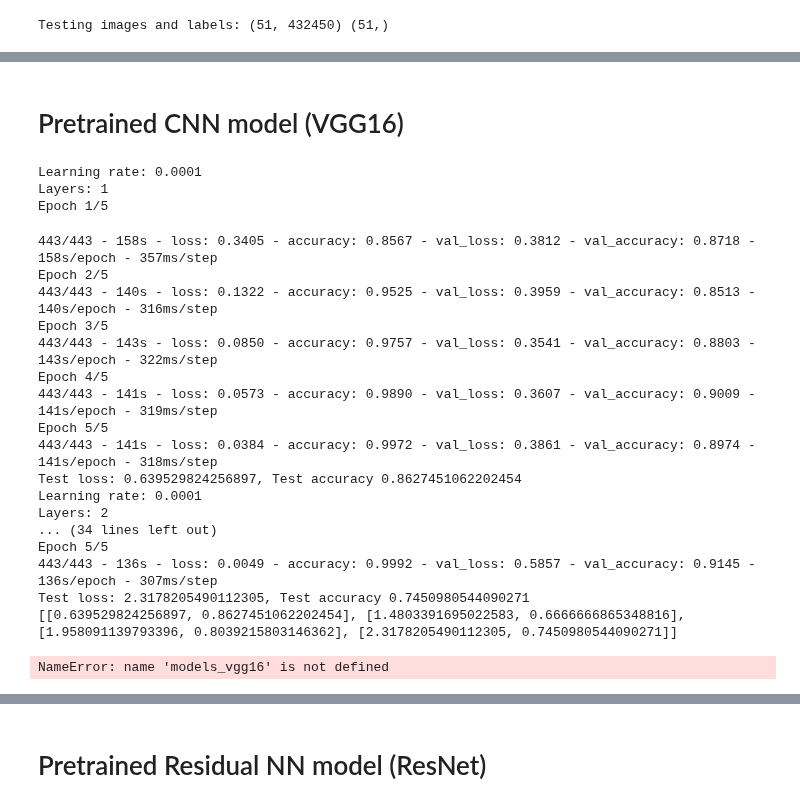
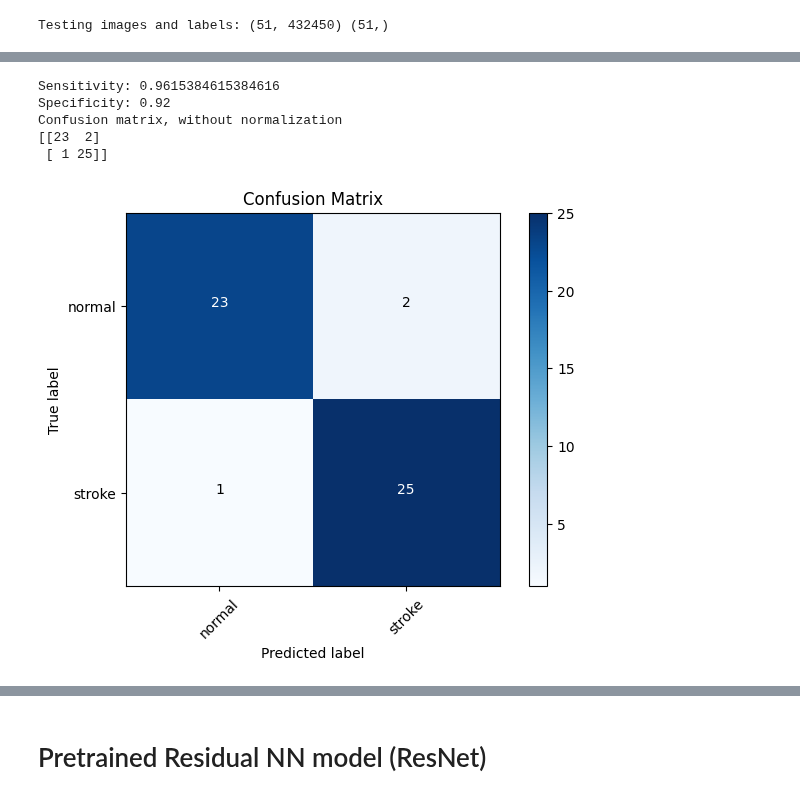
Before and after one commit to andrei-borg/stroke-video-analysis, a Jupyter notebook: recurrence_plot.ipynb, the cells around one changed output, grey strips where cells are left out. Cells and saved outputs as stored; diff of their text form; code cells hidden in the pictures.

```diff
--- a/recurrence_plot.ipynb
+++ b/recurrence_plot.ipynb
@@ -356,92 +606,30 @@ Confusion matrix, without normalization
-# %% [markdown]
-# Pretrained CNN model (VGG16)
-# %%
-scores_vgg16 = []
-models_vgg16 = []
-
-for i in combinations:
-    lr = param_grid['learning_rate'][i[0]]
-    layers = param_grid['hidden_layers'][i[1]]
-    print("Learning rate:", lr)
-    print("Layers:", layers)
-
-    vgg16_model = tf.keras.applications.vgg16.VGG16()
-    #vgg16_model.summary()
-
-    modelVGG = Sequential()
-    for layer in vgg16_model.layers[:-4]:
-        modelVGG.add(layer)
-
-    for layer in modelVGG.layers:
-        layer.trainable = False
-
-    modelVGG.add(GlobalAveragePooling2D())
-    for i in range(layers):
-        modelVGG.add(Dense(128, activation="relu"))
-
-    modelVGG.add(Dense(units=2, activation="softmax"))
-
-    modelVGG.compile(
-        optimizer=Adam(learning_rate=lr),
-        loss="categorical_crossentropy",
-        metrics=["accuracy"],
-    )
-
-    modelVGG.fit(x=train_batches, validation_data=valid_batches, epochs=5, verbose=2)
-    score = modelVGG.evaluate(test_batches, verbose=0)
-
-    print("Test loss: {}, Test accuracy {}".format(score[0], score[1]))
-
-    scores_vgg16.append(score)
-    models_vgg16.append(modelVGG)
-
-print(scores_vgg16)
-# %% [output]
-Learning rate: 0.0001
-Layers: 1
-Epoch 1/5
-443/443 - 158s - loss: 0.3405 - accuracy: 0.8567 - val_loss: 0.3812 - val_accuracy: 0.8718 - 158s/epoch - 357ms/step
-Epoch 2/5
-443/443 - 140s - loss: 0.1322 - accuracy: 0.9525 - val_loss: 0.3959 - val_accuracy: 0.8513 - 140s/epoch - 316ms/step
-Epoch 3/5
-443/443 - 143s - loss: 0.0850 - accuracy: 0.9757 - val_loss: 0.3541 - val_accuracy: 0.8803 - 143s/epoch - 322ms/step
-Epoch 4/5
-443/443 - 141s - loss: 0.0573 - accuracy: 0.9890 - val_loss: 0.3607 - val_accuracy: 0.9009 - 141s/epoch - 319ms/step
-Epoch 5/5
-443/443 - 141s - loss: 0.0384 - accuracy: 0.9972 - val_loss: 0.3861 - val_accuracy: 0.8974 - 141s/epoch - 318ms/step
-Test loss: 0.639529824256897, Test accuracy 0.8627451062202454
-Learning rate: 0.0001
-Layers: 2
-... (34 lines left out)
-Epoch 5/5
-443/443 - 136s - loss: 0.0049 - accuracy: 0.9992 - val_loss: 0.5857 - val_accuracy: 0.9145 - 136s/epoch - 307ms/step
-Test loss: 2.3178205490112305, Test accuracy 0.7450980544090271
-[[0.639529824256897, 0.8627451062202454], [1.4803391695022583, 0.6666666865348816], [1.958091139793396, 0.8039215803146362], [2.3178205490112305, 0.7450980544090271]]
 # %%
-score = models_vgg16[0].evaluate(test_batches, verbose=0)
-
-print("Test loss: {}, Test accuracy: {}".format(score[0], score[1]))
-
-predictions = models_vgg16[0].predict(x=test_batches, verbose=0)
+predictions = model_customCNN.predict(x=test_batches, verbose=0)
 
 np.round(predictions)
 
 cm = confusion_matrix(
     y_true=test_batches.classes, y_pred=np.argmax(predictions, axis=-1)
 )
-
 
 # extract true positives, false positives, true negatives, and false negatives
 tn, fp, fn, tp = cm.ravel()
 
 # calculate sensitivity and specificity
 sensitivity = tp / (tp + fn)
 specificity = tn / (tn + fp)
 
 print("Sensitivity:", sensitivity)
 print("Specificity:", specificity)
 
 cm_plot_labels = ["normal", "stroke"]
 plot_confusion_matrix(cm=cm, classes=cm_plot_labels, title="Confusion Matrix")
+
+print("Test loss: {}, Test accuracy {}".format(score[0], score[1]))
 # %% [output]
-NameError: name 'models_vgg16' is not defined
+Sensitivity: 0.9615384615384616
+Specificity: 0.92
+Confusion matrix, without normalization
+[[23  2]
+ [ 1 25]]
+[figure, added]
```
Also changed, not shown: parts of 21 cells of this notebook, 7 other files.
